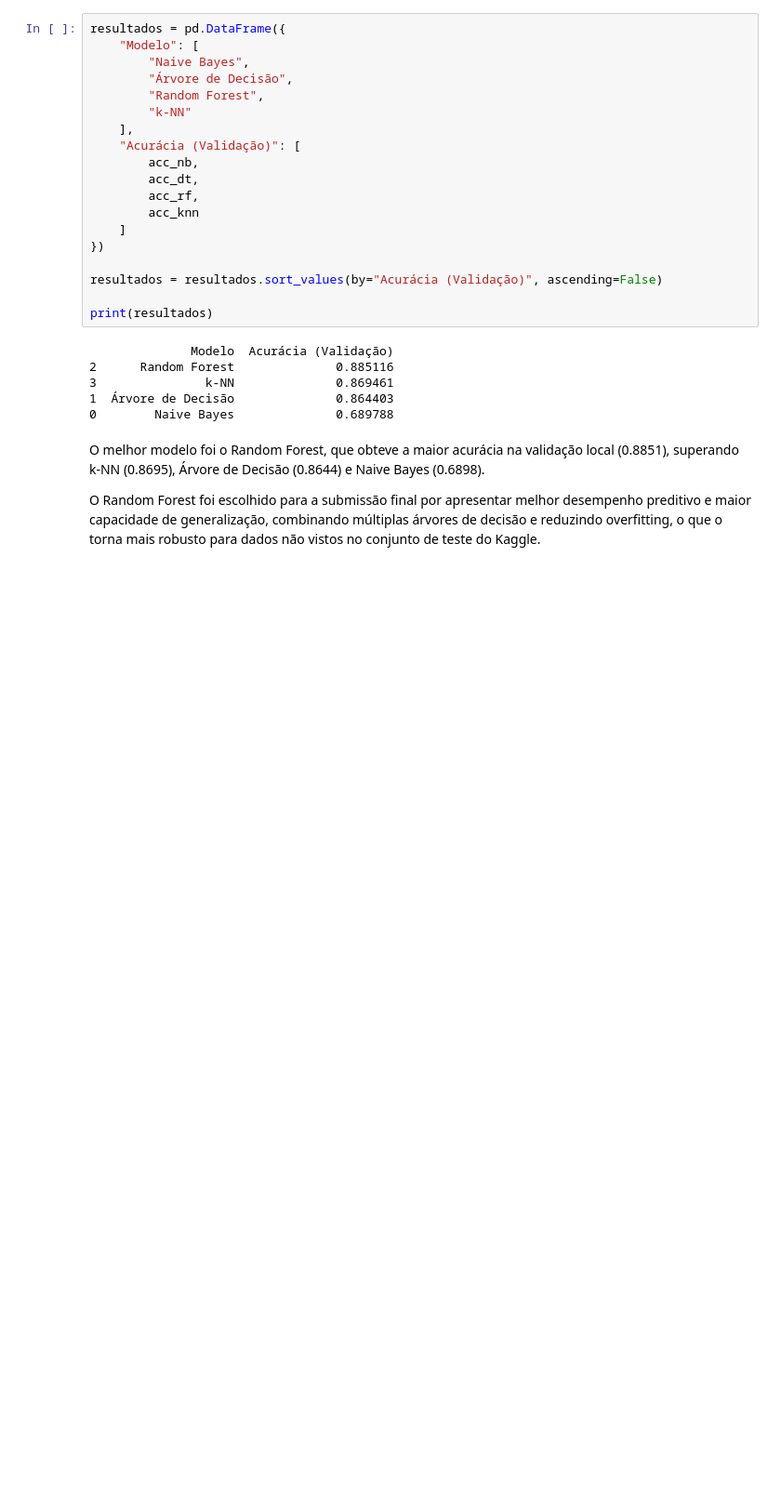
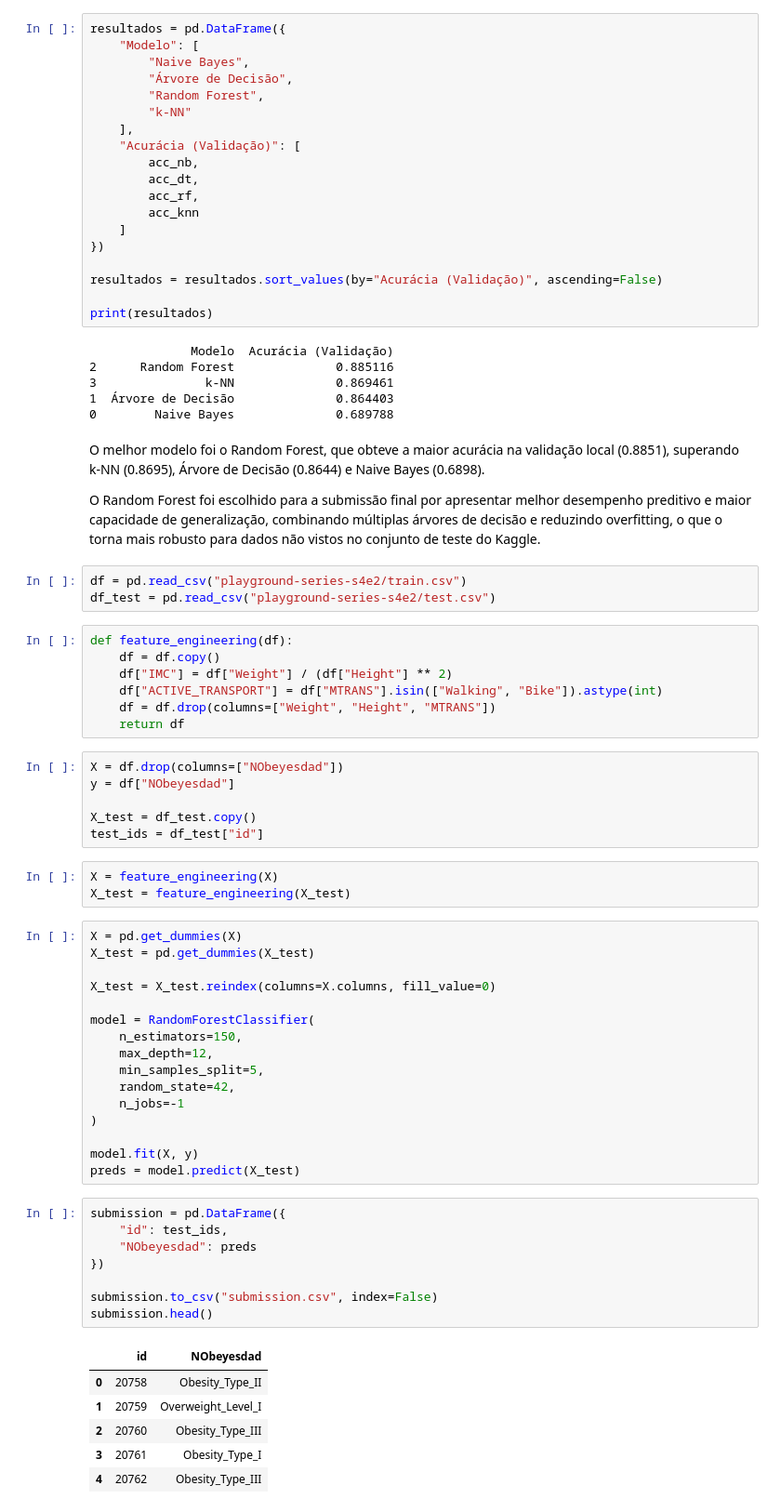
Before and after one commit to ThallesNonato1123/MinDados, a Jupyter notebook: Trabalho 2/trab2.ipynb, the cells around one changed output. Shown at 93% size. Cells and saved outputs as stored; diff of their text form; blank space fills up the shorter version.

```diff
--- a/Trabalho 2/trab2.ipynb
+++ b/Trabalho 2/trab2.ipynb
@@ -742,3 +742,53 @@ print(resultados)
 O melhor modelo foi o Random Forest, que obteve a maior acurácia na validação local (0.8851), superando k-NN (0.8695), Árvore de Decisão (0.8644) e Naive Bayes (0.6898).
 
 O Random Forest foi escolhido para a submissão final por apresentar melhor desempenho preditivo e maior capacidade de generalização, combinando múltiplas árvores de decisão e reduzindo overfitting, o que o torna mais robusto para dados não vistos no conjunto de teste do Kaggle.
+# %%
+df = pd.read_csv("playground-series-s4e2/train.csv")
+df_test = pd.read_csv("playground-series-s4e2/test.csv")
+# %%
+def feature_engineering(df):
+    df = df.copy()
+    df["IMC"] = df["Weight"] / (df["Height"] ** 2)
+    df["ACTIVE_TRANSPORT"] = df["MTRANS"].isin(["Walking", "Bike"]).astype(int)
+    df = df.drop(columns=["Weight", "Height", "MTRANS"])
+    return df
+# %%
+X = df.drop(columns=["NObeyesdad"])
+y = df["NObeyesdad"]
+
+X_test = df_test.copy()
+test_ids = df_test["id"]
+# %%
+X = feature_engineering(X)
+X_test = feature_engineering(X_test)
+# %%
+X = pd.get_dummies(X)
+X_test = pd.get_dummies(X_test)
+
+X_test = X_test.reindex(columns=X.columns, fill_value=0)
+
+model = RandomForestClassifier(
+    n_estimators=150,
+    max_depth=12,
+    min_samples_split=5,
+    random_state=42,
+    n_jobs=-1
+)
+
+model.fit(X, y)
+preds = model.predict(X_test)
+# %%
+submission = pd.DataFrame({
+    "id": test_ids,
+    "NObeyesdad": preds
+})
+
+submission.to_csv("submission.csv", index=False)
+submission.head()
+# %% [output]
+|  | id | NObeyesdad |
+| 0 | 20758 | Obesity_Type_II |
+| 1 | 20759 | Overweight_Level_I |
+| 2 | 20760 | Obesity_Type_III |
+| 3 | 20761 | Obesity_Type_I |
+| 4 | 20762 | Obesity_Type_III |
```
Also changed, not shown: parts of 1 cell of this notebook, 1 other file.
